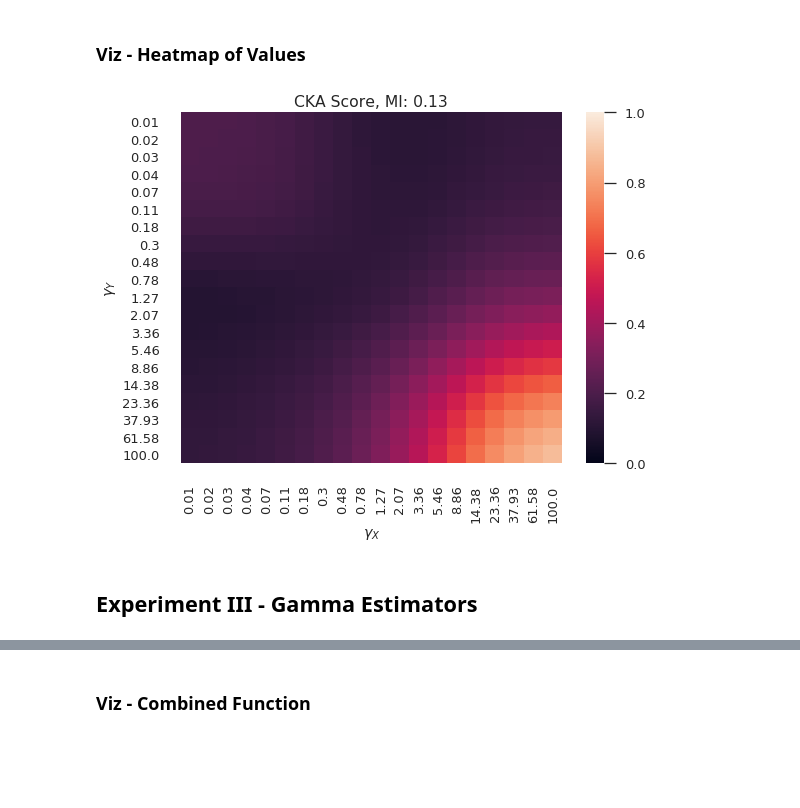
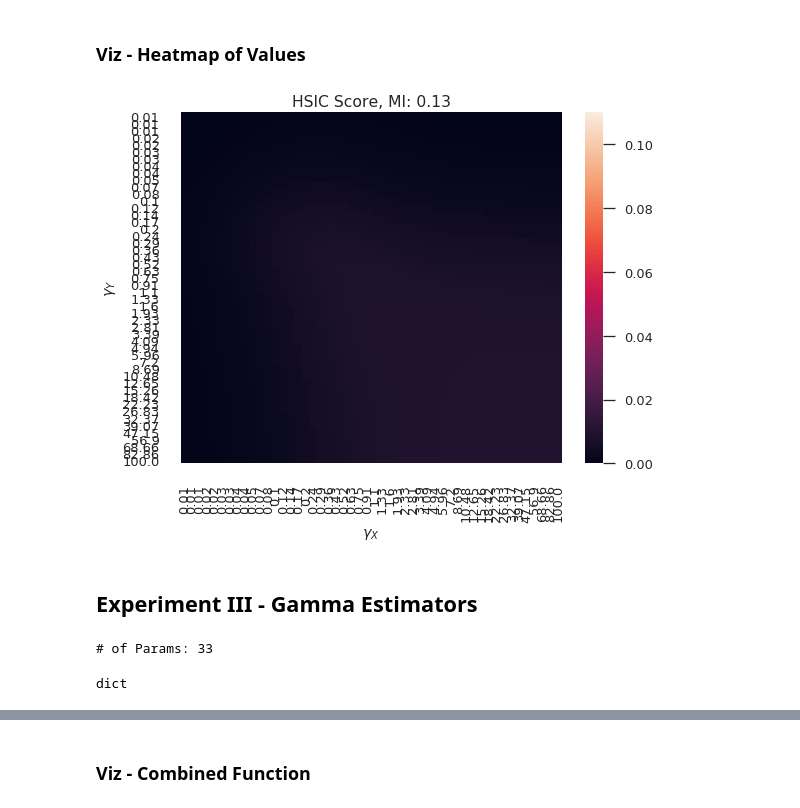
Before and after one commit to jejjohnson/hsic_alignment, a Jupyter notebook: notebooks/4_distributions/2.1_exp_gamma_space.ipynb, the cells around one changed output, grey strips where cells are left out. Saved outputs shown, nothing was run; the diff lists cells and outputs as text; code cells hidden in the pictures; blank space fills up the shorter version.

Commit message:
refactored dist gamma exp
* Added parallel loop
* added dict product for param list
* updated plots in notebook
* removed redundant hsic functions
* changed name for dist data

```diff
--- a/notebooks/4_distributions/2.1_exp_gamma_space.ipynb
+++ b/notebooks/4_distributions/2.1_exp_gamma_space.ipynb
@@ -268,7 +223,7 @@ $$cTKA = \frac{\langle K_xH,K_yH \rangle_F}{||K_xH||_F||K_yH||_F}$$
 Notice: We have the centered kernels and a normalization factor.
 # %%
 # experimental parameters
-hsic_model = ModelParams()
+hsic_model = HSICModel()
 
 # hsic model params
 hsic_model.gamma_X = gamma_X
@@ -372,0 +278,33 @@ param_df.head()
+# %%
+# define step function
+def step(params: Dict, inputs):
+
+    # init hsic model class
+    hsic_model = ModelParams()
+
+    # hsic model params
+    hsic_model.gamma_X = params['gamma_X']
+    hsic_model.gamma_Y = params['gamma_Y']
+
+    # get hsic score
+    score = hsic_model.get_score(inputs.X, inputs.Y, params['scorer'])
+
+    results_df = pd.DataFrame({
+        'scorer': [params['scorer']],
+        'gamma_X': [params['gamma_X']],
+        'gamma_Y': [params['gamma_Y']],
+        'score': score,
+    },)
+
+    return results_df
+# %%
+verbose = 1
+n_jobs = 5
+
+results = run_parallel_step(
+    exp_step=step,
+    parameters=parameters,
+    n_jobs=n_jobs,
+    verbose=verbose,
+    inputs=inputs
+)
@@ -372,0 +316,3 @@ param_df.head()
+# %%
+results_full_df = pd.concat(results, ignore_index=True)
+results_full_df.tail()
@@ -420,38 +373,65 @@ def plot_gamma_grid(grid_df: pd.DataFrame, scorer: str, ax: Optional=None):
 # ax.set_title(f'{scorer.upper()} Score, MI: {inputs.mutual_info:.2f}')
 # plt.tight_layout()
 # plt.show()
 
 # # =======================
 # # Kernel Alignment
 # # =======================
 # scorer = 'ka'
 
 # fig, ax = plot_gamma_grid(param_df, scorer=scorer)
 
 # # ax.legend(ncol=1, fontsize=15)
 # ax.set_xlabel(r'$\gamma_X$')
 # ax.set_ylabel(r'$\gamma_Y$')
 # ax.set_title(f'{scorer.upper()} Score, MI: {inputs.mutual_info:.2f}')
 # plt.tight_layout()
 # plt.show()
 
 # ==========================
 # Centered Kernel Alignment
 # ==========================
-scorer = 'cka'
+scorer = 'hsic'
 
-fig, ax = plot_gamma_grid(param_df, scorer=scorer)
+fig, ax = plot_gamma_grid(results_full_df, scorer=scorer)
 
 # ax.legend(ncol=1, fontsize=15)
 ax.set_xlabel(r'$\gamma_X$')
 ax.set_ylabel(r'$\gamma_Y$')
 ax.set_title(f'{scorer.upper()} Score, MI: {inputs.mutual_info:.2f}')
 plt.tight_layout()
 plt.show()
 # %% [output]
-[figure, old version]
+[figure, new version]
 # %% [markdown]
 ## Experiment III - Gamma Estimators
+# %%
+# Data Parameters
+example_data = DataParams()
+example_data.std = 10
+inputs = example_data.generate_data()
+
+
+# experimental parameters
+parameters = {
+    "scorer": ['hsic', 'ka', 'cka'],
+    "gamma_est": [
+    ('silverman',None, None),
+    ('scott', None, None),
+    *[('median', x, None) for x in np.arange(0.1, 1.0, 0.1, dtype=np.float64)]
+]
+}
+
+# create a list of all param combinations
+parameters = list(dict_product(parameters))
+n_params = len(parameters)
+print('# of Params:', n_params)
+# %% [output]
+# of Params: 33
+# %%
+type(parameters[0])
+# %% [output]
+dict
 # %%
 from tqdm import tqdm
 
```
Also changed, not shown: parts of 36 cells of this notebook, 6 other files.
